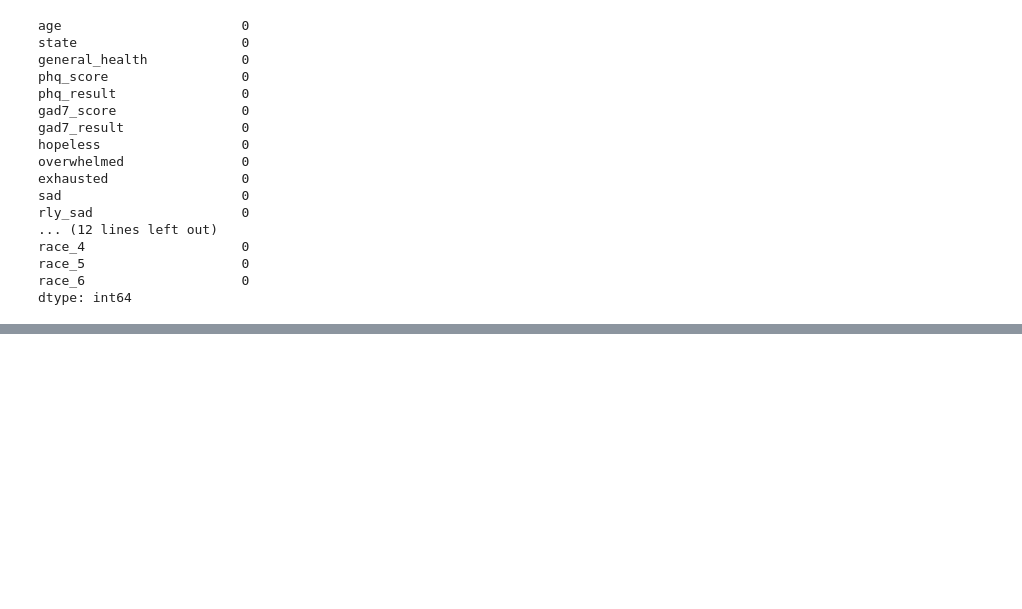
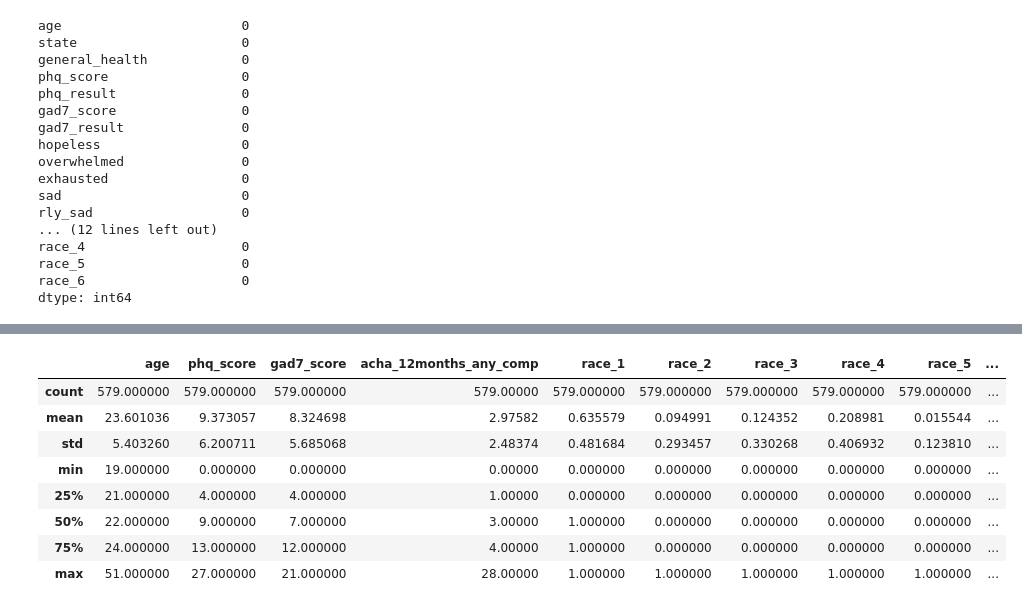
Before and after one commit to hirnas/cpsc368tp, a Jupyter notebook: code/half-way_submission.ipynb, the cells around one changed output, grey strips where cells are left out. Drawn from its saved outputs; the diff is of its cells as text; code cells hidden in the pictures; blank space fills up the shorter version.

```diff
--- a/code/half-way_submission.ipynb
+++ b/code/half-way_submission.ipynb
@@ -197,8 +198,8 @@ mh_df_reduced['age'].min()
 # %% [output]
 19
 # %%
-for i, col in enumerate(mh_df_reduced.columns[21:27], start=1):
-    mh_df_reduced[col] = mh_df_reduced[col].notna().astype(int) * i
+for col in mh_df_reduced.columns[21:27]:
+    mh_df_reduced[col] = mh_df_reduced[col].notna().astype(int)
 
 mh_df_reduced.head()
 # %% [output]
@@ -253,0 +269,12 @@ dtype: int64
+# %%
+mh_df_reduced.describe()
+# %% [output]
+|  | age | phq_score | gad7_score | acha_12months_any_comp | race_1 | race_2 | race_3 | race_4 | race_5 | ... |
+| count | 579.000000 | 579.000000 | 579.000000 | 579.00000 | 579.000000 | 579.000000 | 579.000000 | 579.000000 | 579.000000 | ... |
+| mean | 23.601036 | 9.373057 | 8.324698 | 2.97582 | 0.635579 | 0.094991 | 0.124352 | 0.208981 | 0.015544 | ... |
+| std | 5.403260 | 6.200711 | 5.685068 | 2.48374 | 0.481684 | 0.293457 | 0.330268 | 0.406932 | 0.123810 | ... |
+| min | 19.000000 | 0.000000 | 0.000000 | 0.00000 | 0.000000 | 0.000000 | 0.000000 | 0.000000 | 0.000000 | ... |
+| 25% | 21.000000 | 4.000000 | 4.000000 | 1.00000 | 0.000000 | 0.000000 | 0.000000 | 0.000000 | 0.000000 | ... |
+| 50% | 22.000000 | 9.000000 | 7.000000 | 3.00000 | 1.000000 | 0.000000 | 0.000000 | 0.000000 | 0.000000 | ... |
+| 75% | 24.000000 | 13.000000 | 12.000000 | 4.00000 | 1.000000 | 0.000000 | 0.000000 | 0.000000 | 0.000000 | ... |
+| max | 51.000000 | 27.000000 | 21.000000 | 28.00000 | 1.000000 | 1.000000 | 1.000000 | 1.000000 | 1.000000 | ... |
```
Also changed, not shown: parts of 9 cells of this notebook.
